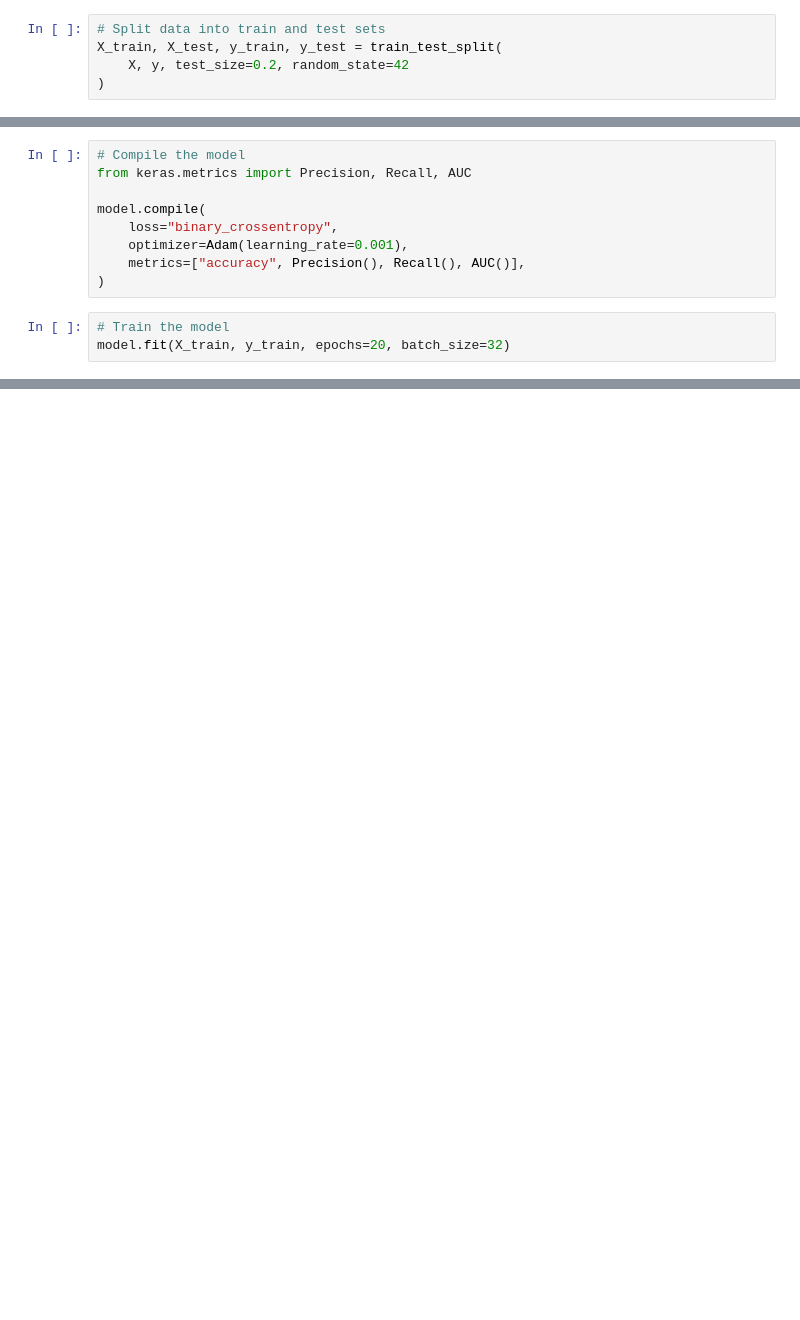
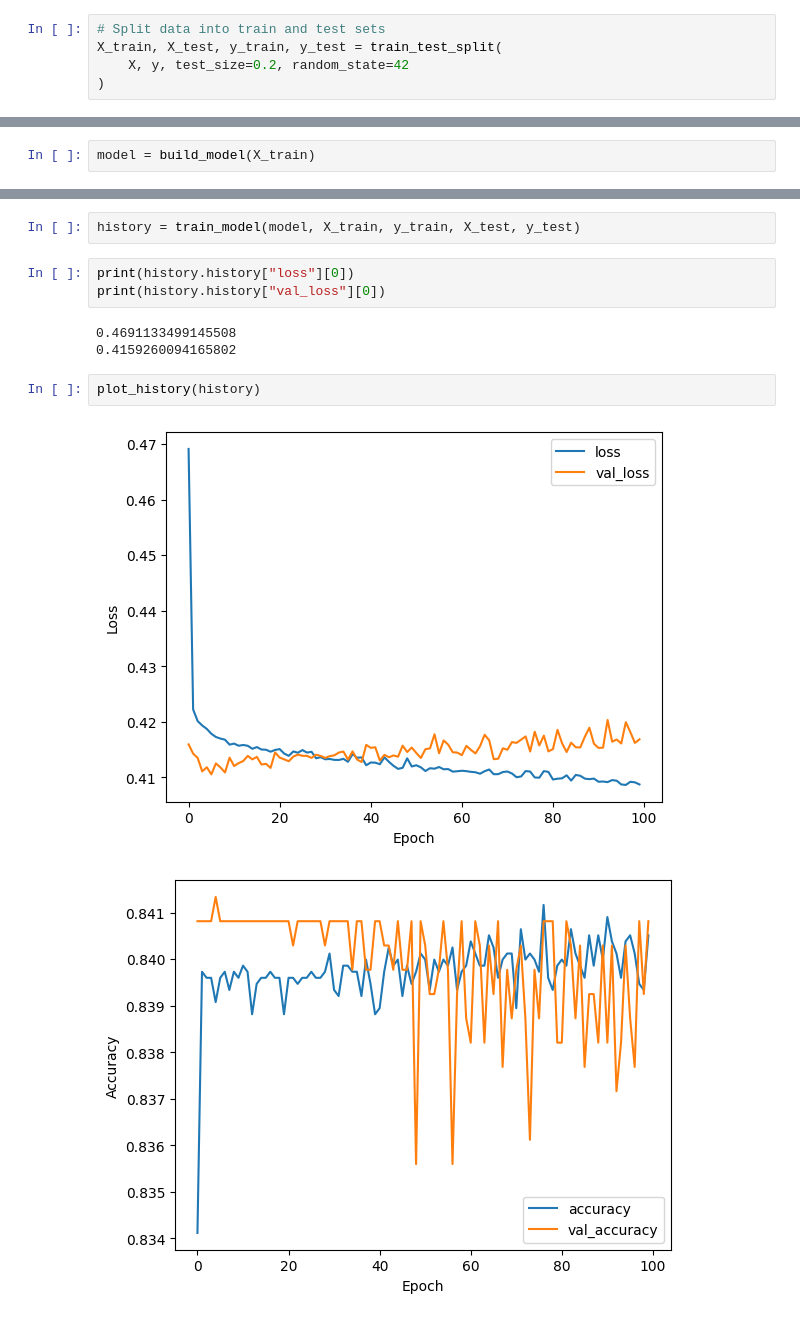
Before and after one commit to raseniero/loan-approval-prediction-model-using-keras-tensorflow, a Jupyter notebook: leading_loan.ipynb, the cells around one changed output, grey strips where cells are left out. Cells and saved outputs as stored; diff of their text form; blank space fills up the shorter version.

```diff
--- a/leading_loan.ipynb
+++ b/leading_loan.ipynb
@@ -60,12 +140,0 @@ model.add(Dense(1, activation="sigmoid"))
-# %%
-# Compile the model
-from keras.metrics import Precision, Recall, AUC
-
-model.compile(
-    loss="binary_crossentropy",
-    optimizer=Adam(learning_rate=0.001),
-    metrics=["accuracy", Precision(), Recall(), AUC()],
-)
-# %%
-# Train the model
-model.fit(X_train, y_train, epochs=20, batch_size=32)
@@ -90,0 +200,2 @@ Epoch 20/20
+# %%
+model = build_model(X_train)
@@ -90,0 +205,13 @@ Epoch 20/20
+# %%
+history = train_model(model, X_train, y_train, X_test, y_test)
+# %%
+print(history.history["loss"][0])
+print(history.history["val_loss"][0])
+# %% [output]
+0.4691133499145508
+0.4159260094165802
+# %%
+plot_history(history)
+# %% [output]
+[figure, added]
+[figure, added]
```
Also changed, not shown: parts of 23 cells of this notebook.
